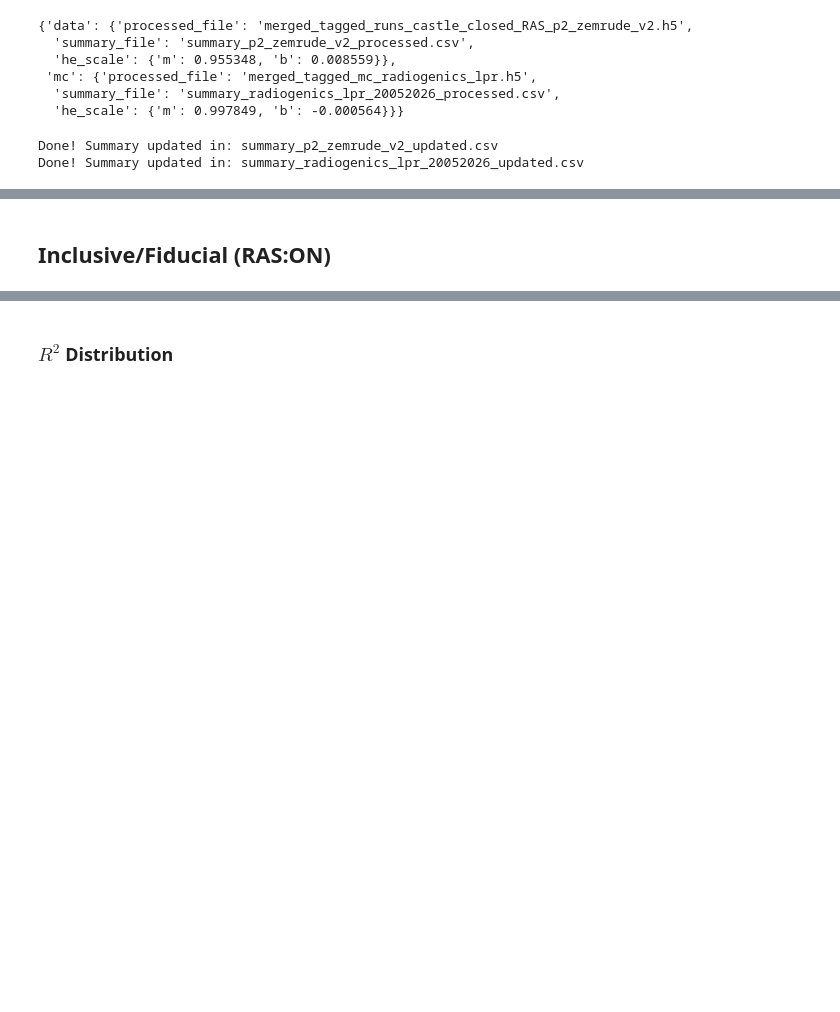
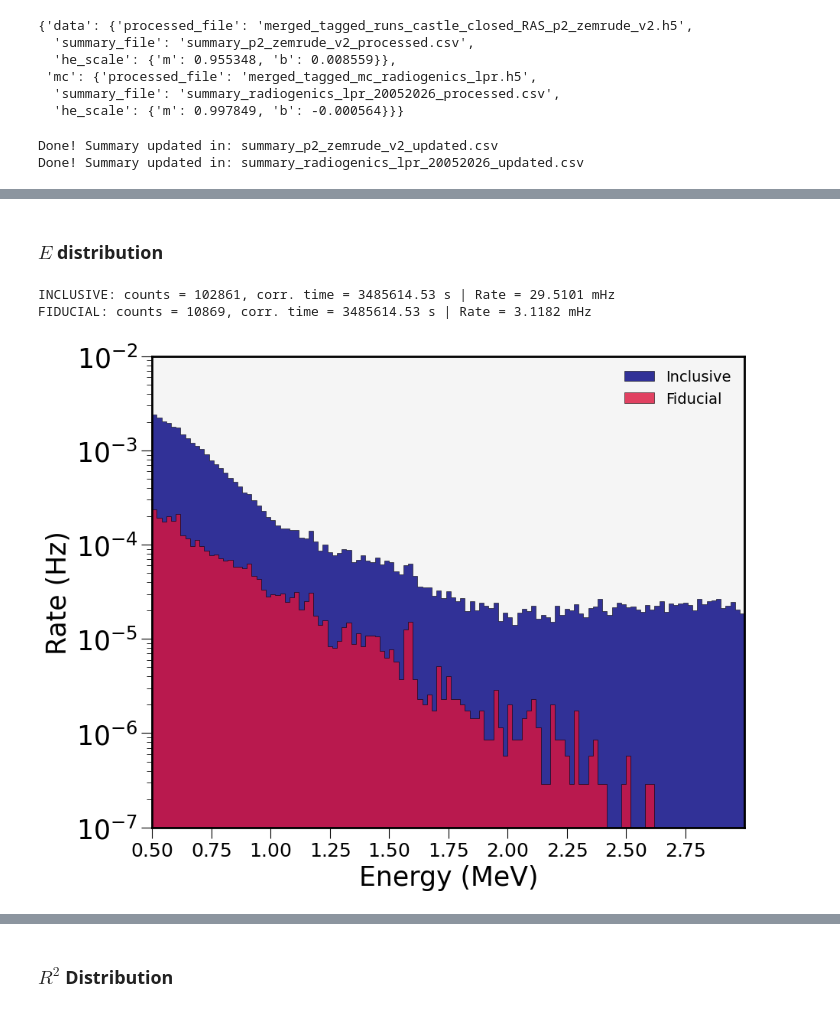
Before and after one commit to camacortespar/next-analysis, a Jupyter notebook: NEXT-100/Backgrounds/notebooks/1 - Analysis_Evt_Level.ipynb, the cells around one changed output, grey strips where cells are left out. Cells and saved outputs as stored; diff of their text form; code cells hidden in the pictures; blank space fills up the shorter version.

```diff
--- a/NEXT-100/Backgrounds/notebooks/1 - Analysis_Evt_Level.ipynb
+++ b/NEXT-100/Backgrounds/notebooks/1 - Analysis_Evt_Level.ipynb
@@ -327,3 +253,54 @@ plt.show()
-# %% [markdown]
-## Inclusive/Fiducial (RAS:ON)
+# %% [markdown]
+### $E$ distribution
+# %%
+# Global
+n_bins = 125
+DEP_VALUE = 1.593       # MeV
+
+# ----- Define the Binning ----- #
+# Use the "Inclusive" region to define the binning
+plot_var = ANA_INFO['data']['df_inclusive']['E_final']
+_, plot_edges = np.histogram(plot_var, bins=n_bins, range=(plot_var.min(), 3))
+
+for i, label in enumerate(['Inclusive', 'Fiducial']):
+
+    # Dataframe
+    if label == 'Inclusive' :   dataframe = ANA_INFO['data']['df_inclusive']
+    elif label == 'Fiducial':   dataframe = ANA_INFO['data']['df_fiducial']
+    duration = ANA_INFO['data']['duration']
+
+    # Variable
+    E_evt = dataframe['E_final']
+
+    # Histogram
+    counts, bin_edges = np.histogram(E_evt, bins=plot_edges)
+    rate = counts / duration    # in [Hz]
+    print(f"{label.upper()}: counts = {counts.sum()}, corr. time = {duration:.2f} s | Rate = {rate.sum()*1e3:.4f} mHz")
+
+    # ----- Plotting ----- #
+    plt.stairs(rate, bin_edges, label=f'{label}',
+               fill=True, color=crudo.pt.comp_colors[i], alpha=0.8,
+               ec='black', lw=0.5, zorder=i+1)
+
+# Lines
+# plt.axvline(x=DEP_VALUE, c='green', ls='--', lw=1.0, label='DEP Peak (Nominal)')
+
+# ----- Styling ----- #
+plt.xlabel('Energy (MeV)')
+plt.xlim(0.5, 3)
+plt.xticks(np.arange(0.5, 3.0, 0.25))
+plt.xticks(fontsize=18)
+plt.ylabel('Rate (Hz)')
+plt.ylim(1e-7, 1e-2)
+plt.yscale('log')
+plt.legend(loc='upper right', fontsize=14, facecolor='none')
+
+# plt.grid(True)
+plt.gca().set_facecolor("whitesmoke")
+# plt.savefig('/lhome/ific/c/ccortesp/Analysis/NEXT-100/Backgrounds/images/Energy_Bckg_Inclusive_Fiducial.pdf')
+plt.show()
+# %% [output]
+INCLUSIVE: counts = 102861, corr. time = 3485614.53 s | Rate = 29.5101 mHz
+FIDUCIAL: counts = 10869, corr. time = 3485614.53 s | Rate = 3.1182 mHz
+[figure, added]
 # %% [markdown]
```
Also changed, not shown: parts of 36 cells of this notebook, 15 other files.
